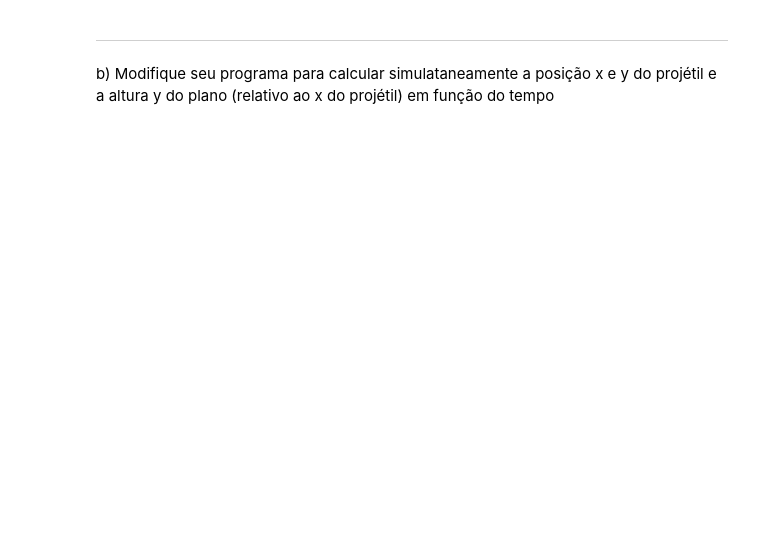
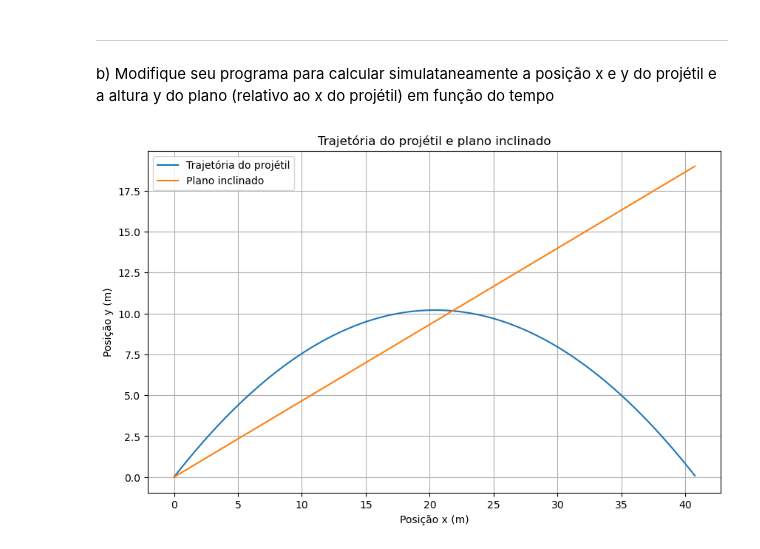
Before and after one commit to matheus-cmramos/AV2, a Jupyter notebook: av2.ipynb, the cells around one changed output. Cells and saved outputs as stored; diff of their text form; code cells hidden in the pictures; blank space fills up the shorter version.

```diff
--- a/av2.ipynb
+++ b/av2.ipynb
@@ -76,3 +95,51 @@ a) ![1a.png](attachment:1a.png)
 ---------------------------------------------------------------------------------------------------------------------------------------------------------------------------------------------------
 # %% [markdown]
 b) Modifique seu programa para calcular simulataneamente a posição x e y do projétil e a altura y do plano (relativo ao x do projétil) em função do tempo
+# %%
+def trajetoria_com_plano(v0, theta, phi, g=9.8, dt=0.01):
+
+    theta_rad = np.radians(theta)
+    phi_rad = np.radians(phi)
+
+    # Componentes da velocidade inicial
+    v0x = v0 * np.cos(theta_rad)
+    v0y = v0 * np.sin(theta_rad)
+
+    # Tempo até o projétil atingir o solo
+    t_max = 2 * v0y / g
+
+    # Arrays para armazenar resultados
+    t = np.arange(0, t_max, dt)
+    x = v0x * t
+    y = v0y * t - 0.5 * g * t**2
+
+    # Altura do plano inclinado em cada posição x
+    y_plano = np.tan(phi_rad) * x
+
+    # Remove valores negativos de y
+    mask = y >= 0
+    t = t[mask]
+    x = x[mask]
+    y = y[mask]
+    y_plano = y_plano[mask]
+
+    return t, x, y, y_plano
+
+v0 = 20
+theta = 45
+phi = 25
+
+t, x, y, y_plano = trajetoria_com_plano(v0, theta, phi)
+
+# Plot da trajetória e do plano
+plt.figure(figsize=(10, 6))
+plt.plot(x, y, label='Trajetória do projétil')
+plt.plot(x, y_plano, label='Plano inclinado')
+plt.xlabel('Posição x (m)')
+plt.ylabel('Posição y (m)')
+plt.title('Trajetória do projétil e plano inclinado')
+plt.grid(True)
+plt.legend()
+plt.show()
+# %% [output]
+[figure, added]
```
Also changed, not shown: parts of 1 cell of this notebook.
